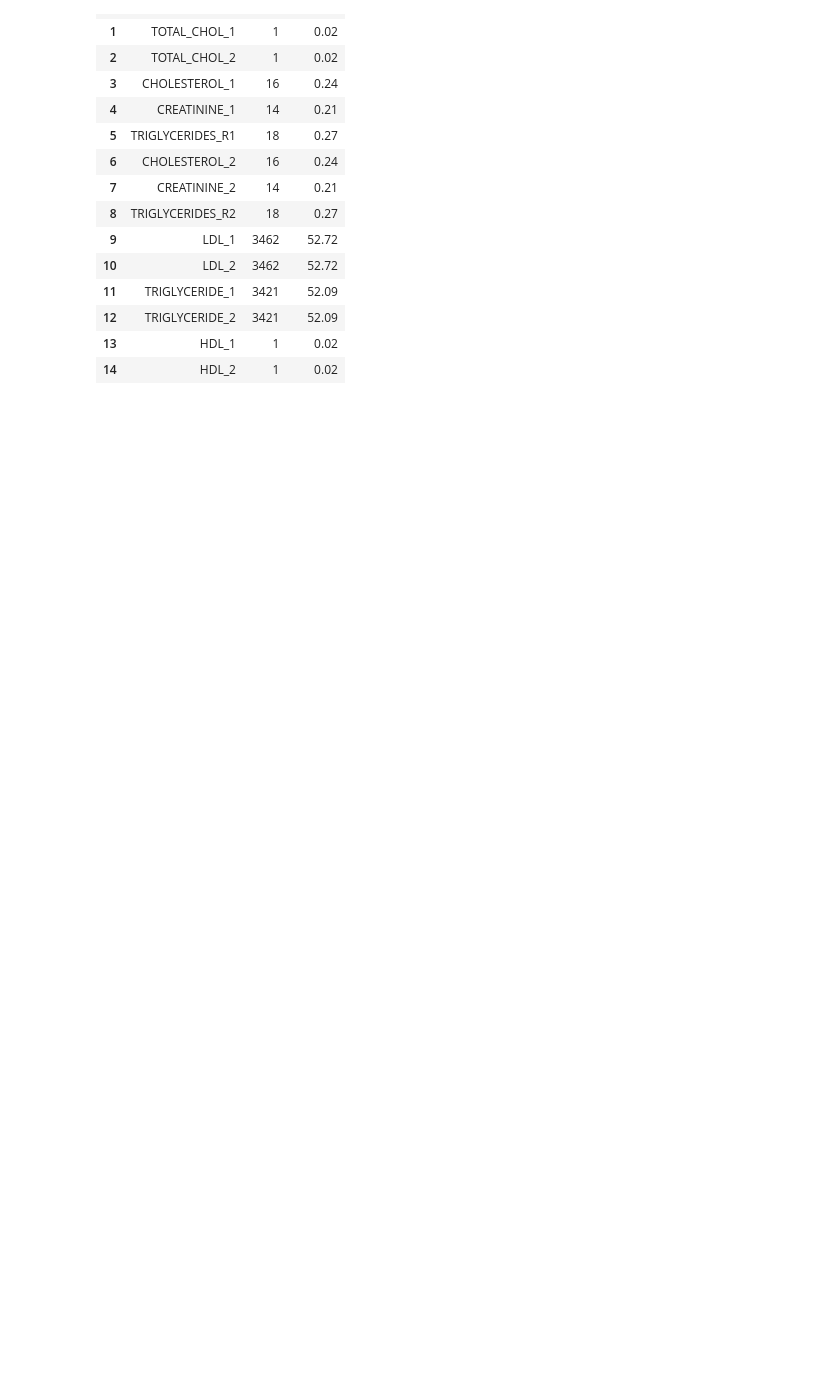
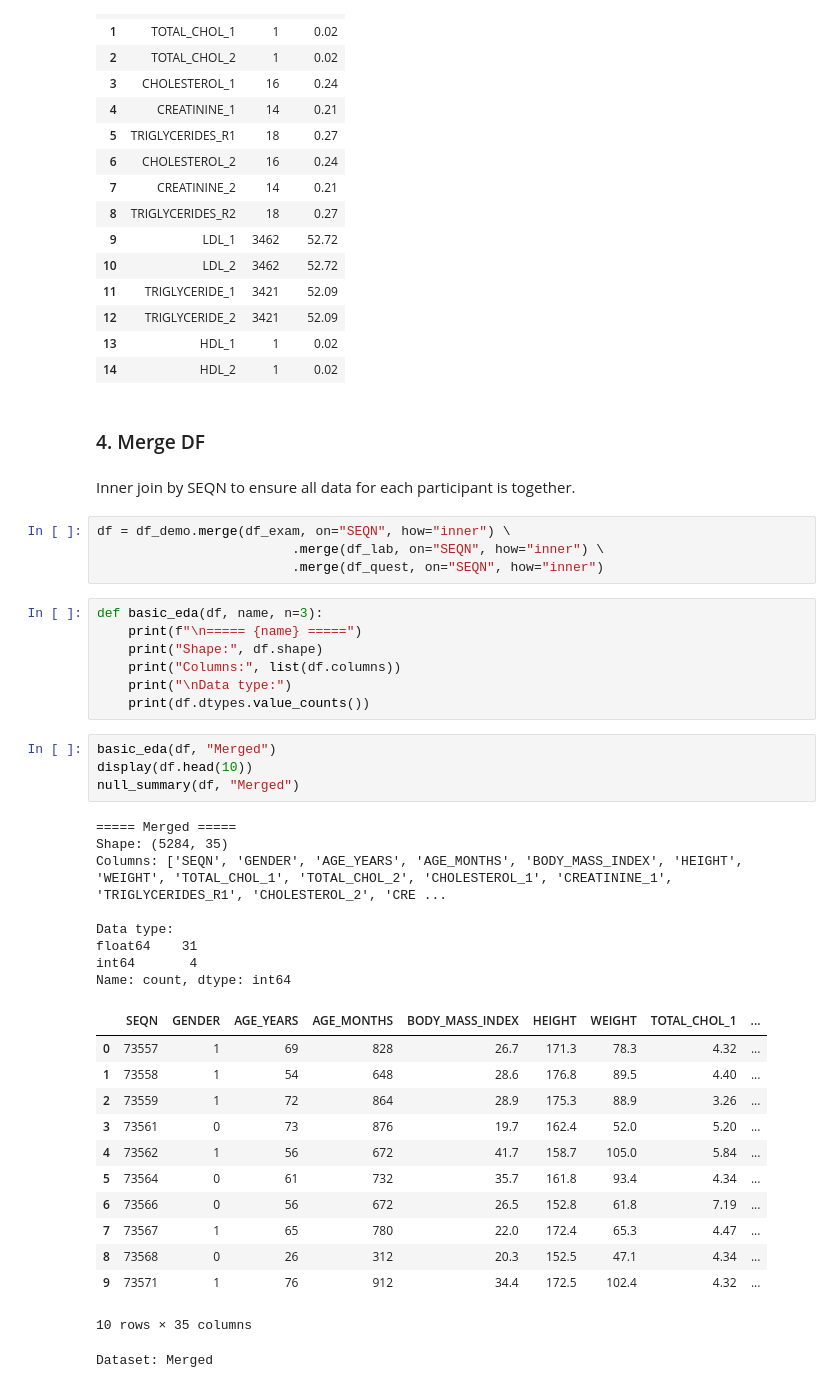
Before and after one commit to FrancoPalavicinoG/cellia, a Jupyter notebook: notebooks/02_ETL.ipynb, the cells around one changed output. Cells and saved outputs as stored; diff of their text form; blank space fills up the shorter version.

Commit message:
Merge DF: Inner join by SEQN to ensure all data for each participant is together

```diff
--- a/notebooks/02_ETL.ipynb
+++ b/notebooks/02_ETL.ipynb
@@ -354,3 +354,44 @@ Dataset: Labs
 | 12 | TRIGLYCERIDE_2 | 3421 | 52.09 |
 | 13 | HDL_1 | 1 | 0.02 |
 | 14 | HDL_2 | 1 | 0.02 |
+# %% [markdown]
+### 4. Merge DF
+# %% [markdown]
+Inner join by SEQN to ensure all data for each participant is together.
+# %%
+df = df_demo.merge(df_exam, on="SEQN", how="inner") \
+                         .merge(df_lab, on="SEQN", how="inner") \
+                         .merge(df_quest, on="SEQN", how="inner")
+# %%
+def basic_eda(df, name, n=3):
+    print(f"\n===== {name} =====")
+    print("Shape:", df.shape)
+    print("Columns:", list(df.columns))
+    print("\nData type:")
+    print(df.dtypes.value_counts())
+# %%
+basic_eda(df, "Merged")
+display(df.head(10))
+null_summary(df, "Merged")
+# %% [output]
+===== Merged =====
+Shape: (5284, 35)
+Columns: ['SEQN', 'GENDER', 'AGE_YEARS', 'AGE_MONTHS', 'BODY_MASS_INDEX', 'HEIGHT', 'WEIGHT', 'TOTAL_CHOL_1', 'TOTAL_CHOL_2', 'CHOLESTEROL_1', 'CREATININE_1', 'TRIGLYCERIDES_R1', 'CHOLESTEROL_2', 'CRE ...
+
+Data type:
+float64    31
+int64       4
+Name: count, dtype: int64
+|  | SEQN | GENDER | AGE_YEARS | AGE_MONTHS | BODY_MASS_INDEX | HEIGHT | WEIGHT | TOTAL_CHOL_1 | ... |
+| 0 | 73557 | 1 | 69 | 828 | 26.7 | 171.3 | 78.3 | 4.32 | ... |
+| 1 | 73558 | 1 | 54 | 648 | 28.6 | 176.8 | 89.5 | 4.40 | ... |
+| 2 | 73559 | 1 | 72 | 864 | 28.9 | 175.3 | 88.9 | 3.26 | ... |
+| 3 | 73561 | 0 | 73 | 876 | 19.7 | 162.4 | 52.0 | 5.20 | ... |
+| 4 | 73562 | 1 | 56 | 672 | 41.7 | 158.7 | 105.0 | 5.84 | ... |
+| 5 | 73564 | 0 | 61 | 732 | 35.7 | 161.8 | 93.4 | 4.34 | ... |
+| 6 | 73566 | 0 | 56 | 672 | 26.5 | 152.8 | 61.8 | 7.19 | ... |
+| 7 | 73567 | 1 | 65 | 780 | 22.0 | 172.4 | 65.3 | 4.47 | ... |
+| 8 | 73568 | 0 | 26 | 312 | 20.3 | 152.5 | 47.1 | 4.34 | ... |
+| 9 | 73571 | 1 | 76 | 912 | 34.4 | 172.5 | 102.4 | 4.32 | ... |
+10 rows × 35 columns
+Dataset: Merged
```
Also changed, not shown: parts of 1 cell of this notebook.
